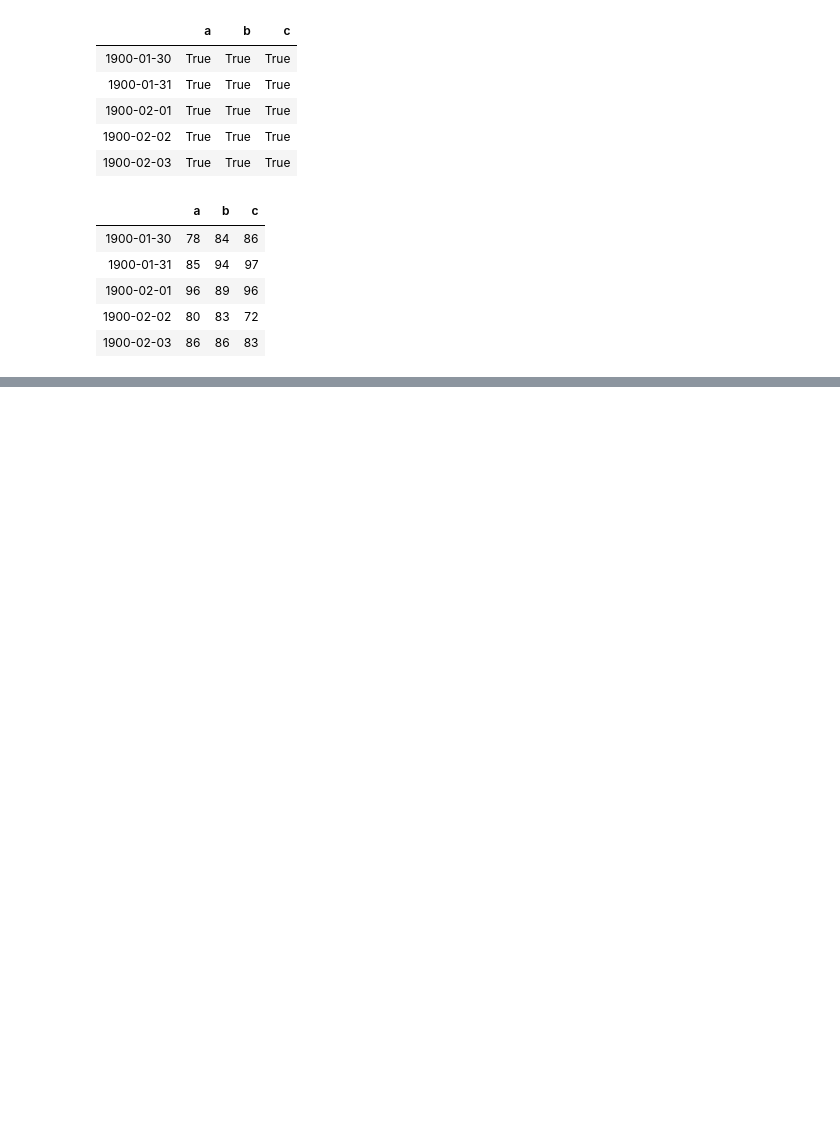
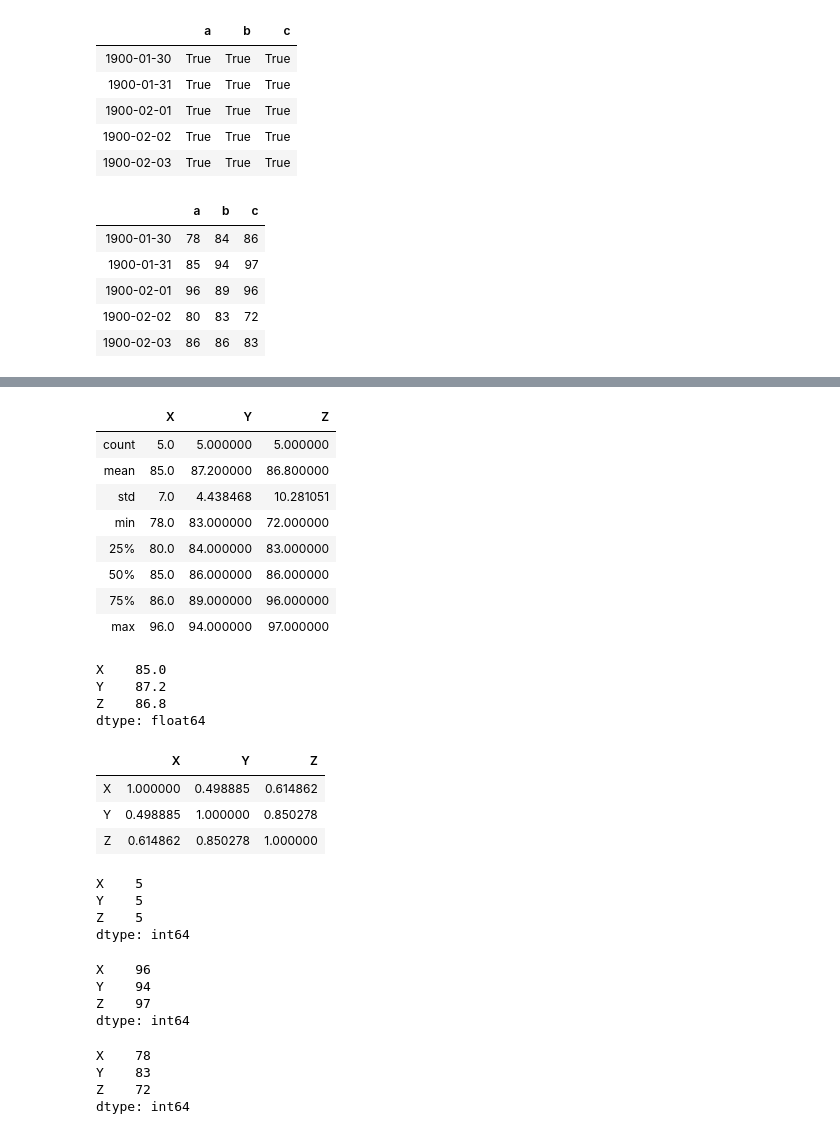
Before and after one commit to duochen/Python-DataScience, a Jupyter notebook: Lecture04/Labs/Pandas-Summary-1.ipynb, the cells around one changed output, grey strips where cells are left out. Cells and saved outputs as stored; diff of their text form; code cells hidden in the pictures; blank space fills up the shorter version.

```diff
--- a/Lecture04/Labs/Pandas-Summary-1.ipynb
+++ b/Lecture04/Labs/Pandas-Summary-1.ipynb
@@ -324,0 +640,53 @@ df.dropna()
+# %%
+# Summary statistics for numerical columns
+df.describe()
+# %% [output]
+|  | X | Y | Z |
+| count | 5.0 | 5.000000 | 5.000000 |
+| mean | 85.0 | 87.200000 | 86.800000 |
+| std | 7.0 | 4.438468 | 10.281051 |
+| min | 78.0 | 83.000000 | 72.000000 |
+| 25% | 80.0 | 84.000000 | 83.000000 |
+| 50% | 85.0 | 86.000000 | 86.000000 |
+| 75% | 86.0 | 89.000000 | 96.000000 |
+| max | 96.0 | 94.000000 | 97.000000 |
+# %%
+# Return the mean of all columns
+df.mean()
+# %% [output]
+X    85.0
+Y    87.2
+Z    86.8
+dtype: float64
+# %%
+# Returns the correlation between columns in a DataFrame
+df.corr()
+# %% [output]
+|  | X | Y | Z |
+| X | 1.000000 | 0.498885 | 0.614862 |
+| Y | 0.498885 | 1.000000 | 0.850278 |
+| Z | 0.614862 | 0.850278 | 1.000000 |
+# %%
+# Returns the number of non-null values in each DataFrame column
+df.count()
+# %% [output]
+X    5
+Y    5
+Z    5
+dtype: int64
+# %%
+# Returns the highest value in each column
+df.max()
+# %% [output]
+X    96
+Y    94
+Z    97
+dtype: int64
+# %%
+# Returns the lowest value in each column
+df.min()
+# %% [output]
+X    78
+Y    83
+Z    72
+dtype: int64
```
Also changed, not shown: parts of 36 cells of this notebook.
